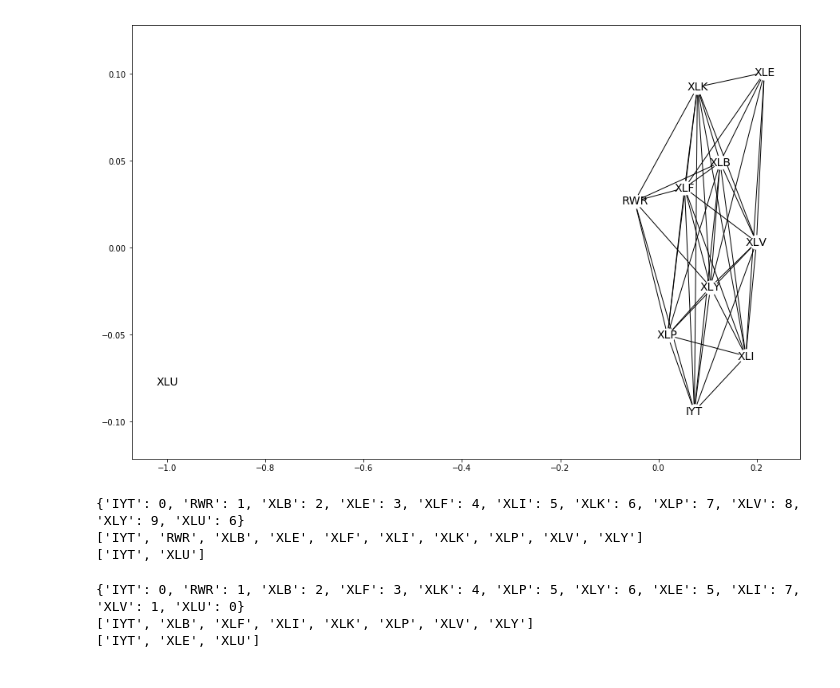
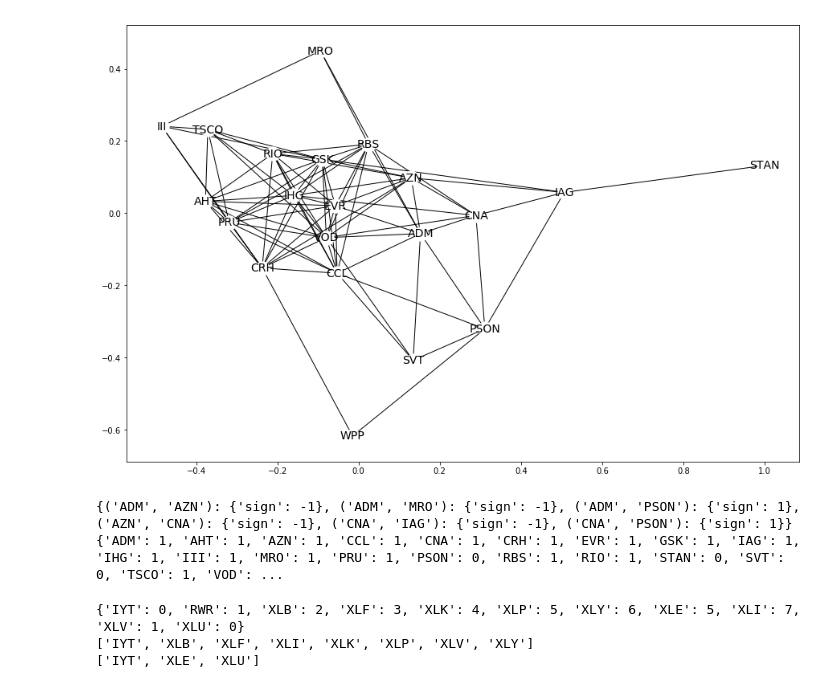
Before and after one commit to fiqureshi1/quantum-graphs-financial-assets, a Jupyter notebook: FQ_DWGraphs_FinData_Tests.ipynb, the cells around one changed output. Cells and saved outputs as stored; diff of their text form; code cells hidden in the pictures.

Commit message:
ftse added

```diff
--- a/FQ_DWGraphs_FinData_Tests.ipynb
+++ b/FQ_DWGraphs_FinData_Tests.ipynb
@@ -53,54 +53,55 @@ def MakeGraph(corr_mat, node_labels, type):
 # %%
 # node_labels = ['STCK','MCAP','SCAP','TRES3','BOND','TRES20','BOND2','BDMUN','WRLD','WRLD2','EMKT','REAL','COM','GOLD']
 # corr_mat_df = pd.read_csv('AssetClasses.csv', header=None, names=node_labels)
 # corr_mat = corr_mat_df.values
 
 # node_labels = ['EUR','AUD','BRL','CAD','CNY','DKK','HKD','INR','JPY','KRW','MYR','MXN','NZD','NOK','SGD','ZAR','LKR','SEK','CHF','TWD','TBT','GBP','VEF']
 # corr_mats = sio.loadmat('S_mat_forex.mat').get('S_mat')
 # corr_mat=corr_mats[3000,:,:]
 # #corr_mat_df = pd.DataFrame(corr_mat, header=None, names=node_labels)
 
-dataset='sectors'
+dataset='ftse'
 corr_mats = np.load(dataset+'_corr.npy')
 dates = np.load(dataset+'_dates.npy')
 nodes = np.load(dataset+'_nodes.npy')
 nodes_descr = np.load(dataset+'_nodes_descr.npy')
 
 # just pick a single corr matrix
 corr_mat=corr_mats[115,:,:]
 
 # threshold corr matrix
-thresh = .3
+thresh = .25
 corr_mat[(corr_mat>-thresh)&(corr_mat<thresh)]=0
 
 # create graph
-G_type='corr'
+G_type='signed'
 G=MakeGraph(corr_mat,nodes,type=G_type)
 
 # run quantum algo
-#imbalance, bicoloring = dnx.structural_imbalance(G, sampler)
-max_clique = dnx.maximum_clique(G,sampler)
-max_indep = dnx.maximum_independent_set(G,sampler)
-coloring= dnx.min_vertex_coloring(G, sampler)
+imbalance, bicoloring = dnx.structural_imbalance(G, sampler)
+# max_clique = dnx.maximum_clique(G,sampler)
+# max_indep = dnx.maximum_independent_set(G,sampler)
+# coloring= dnx.min_vertex_coloring(G, sampler)
 
 # draw graph
 fig, ax = plt.subplots(figsize=(15, 10))
 nx.draw_networkx(G,pos=nx.spring_layout(G), font_size=14, node_color='w', ax=ax)
 # %% [output]
-[figure, old version]
+[figure, new version]
+# %%
+print(imbalance)
+print(bicoloring)
+# print(coloring)
+# print(max_clique)
+# print(max_indep)
+# %% [output]
+{('ADM', 'AZN'): {'sign': -1}, ('ADM', 'MRO'): {'sign': -1}, ('ADM', 'PSON'): {'sign': 1}, ('AZN', 'CNA'): {'sign': -1}, ('CNA', 'IAG'): {'sign': -1}, ('CNA', 'PSON'): {'sign': 1}}
+{'ADM': 1, 'AHT': 1, 'AZN': 1, 'CCL': 1, 'CNA': 1, 'CRH': 1, 'EVR': 1, 'GSK': 1, 'IAG': 1, 'IHG': 1, 'III': 1, 'MRO': 1, 'PRU': 1, 'PSON': 0, 'RBS': 1, 'RIO': 1, 'STAN': 0, 'SVT': 0, 'TSCO': 1, 'VOD': ...
 # %%
 print(coloring)
 print(max_clique)
 print(max_indep)
 # %% [output]
-{'IYT': 0, 'RWR': 1, 'XLB': 2, 'XLE': 3, 'XLF': 4, 'XLI': 5, 'XLK': 6, 'XLP': 7, 'XLV': 8, 'XLY': 9, 'XLU': 6}
-['IYT', 'RWR', 'XLB', 'XLE', 'XLF', 'XLI', 'XLK', 'XLP', 'XLV', 'XLY']
-['IYT', 'XLU']
+{'IYT': 0, 'RWR': 1, 'XLB': 2, 'XLF': 3, 'XLK': 4, 'XLP': 5, 'XLY': 6, 'XLE': 5, 'XLI': 7, 'XLV': 1, 'XLU': 0}
+['IYT', 'XLB', 'XLF', 'XLI', 'XLK', 'XLP', 'XLV', 'XLY']
+['IYT', 'XLE', 'XLU']
-# %%
-print(coloring)
-print(max_clique)
-print(max_indep)
-# %% [output]
-{'IYT': 0, 'RWR': 1, 'XLB': 2, 'XLF': 3, 'XLK': 4, 'XLP': 5, 'XLY': 6, 'XLE': 5, 'XLI': 7, 'XLV': 1, 'XLU': 0}
-['IYT', 'XLB', 'XLF', 'XLI', 'XLK', 'XLP', 'XLV', 'XLY']
-['IYT', 'XLE', 'XLU']
```
Also changed, not shown: 8 other files.
